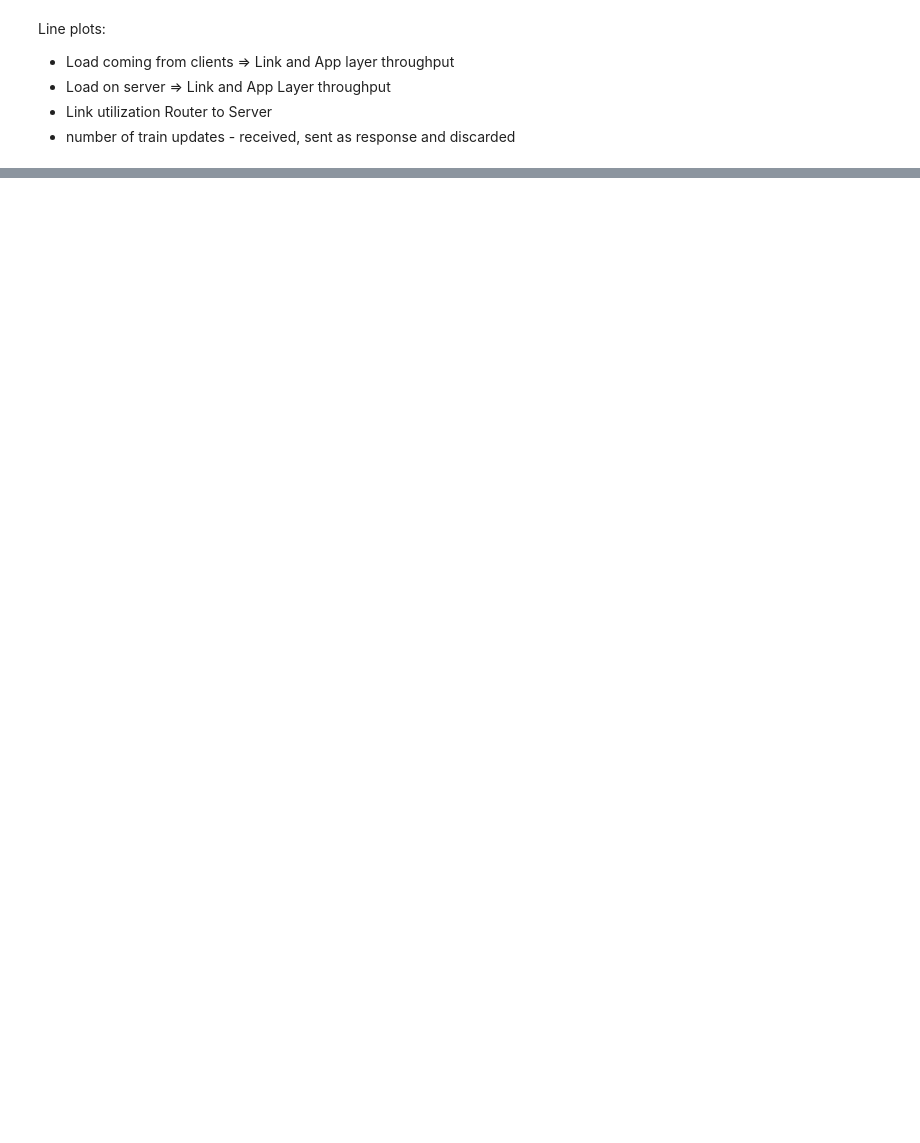
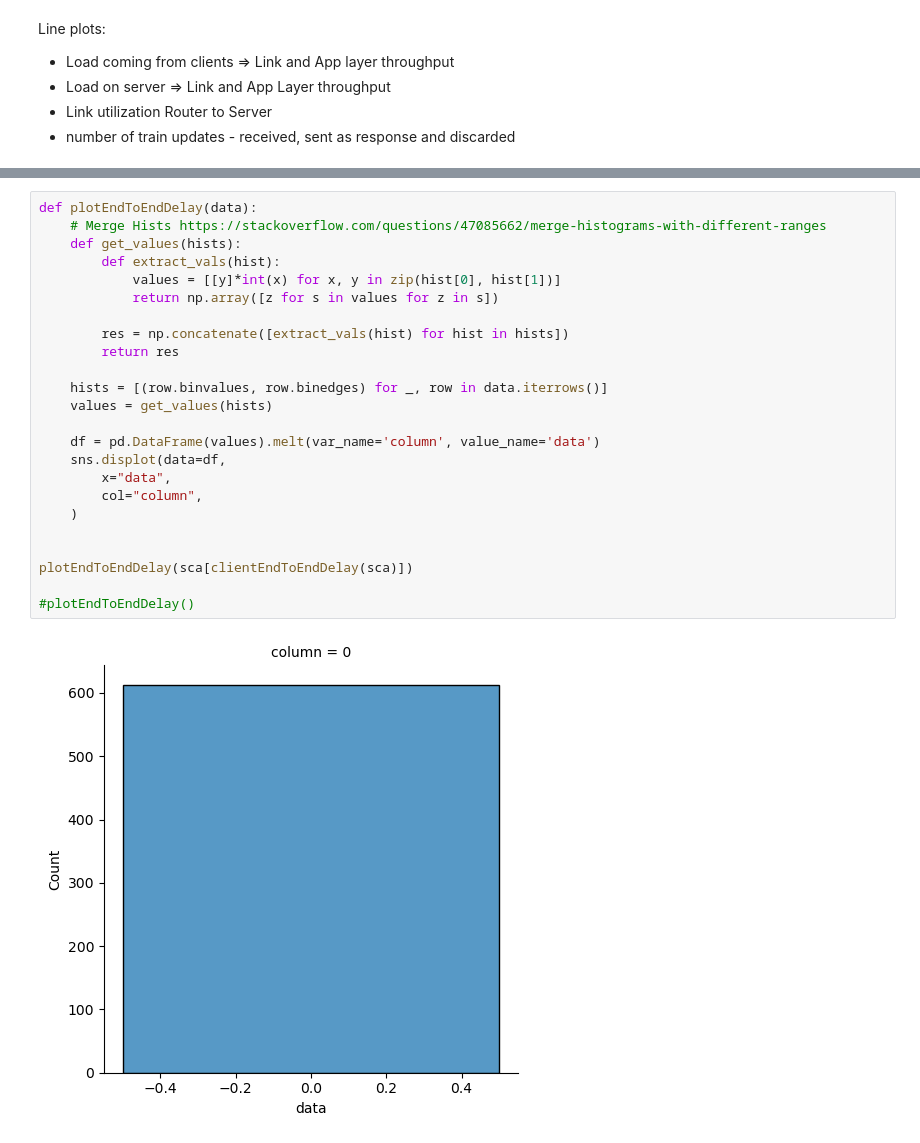
Before and after one commit to joaolucasmartins/NS2022, a Jupyter notebook: result_pipeline/notebook.ipynb, the cells around one changed output, grey strips where cells are left out. Cells and saved outputs as stored; diff of their text form; blank space fills up the shorter version.

```diff
--- a/result_pipeline/notebook.ipynb
+++ b/result_pipeline/notebook.ipynb
@@ -234,0 +297,26 @@ for title, data in linePlots:
+# %%
+def plotEndToEndDelay(data):
+    # Merge Hists https://stackoverflow.com/questions/47085662/merge-histograms-with-different-ranges
+    def get_values(hists):
+        def extract_vals(hist):
+            values = [[y]*int(x) for x, y in zip(hist[0], hist[1])]
+            return np.array([z for s in values for z in s])
+
+        res = np.concatenate([extract_vals(hist) for hist in hists])
+        return res
+
+    hists = [(row.binvalues, row.binedges) for _, row in data.iterrows()]
+    values = get_values(hists)
+
+    df = pd.DataFrame(values).melt(var_name='column', value_name='data')
+    sns.displot(data=df,
+        x="data",
+        col="column",
+    )
+
+
+plotEndToEndDelay(sca[clientEndToEndDelay(sca)])
+
+#plotEndToEndDelay()
+# %% [output]
+[figure, added]
```
Also changed, not shown: parts of 11 cells of this notebook.
